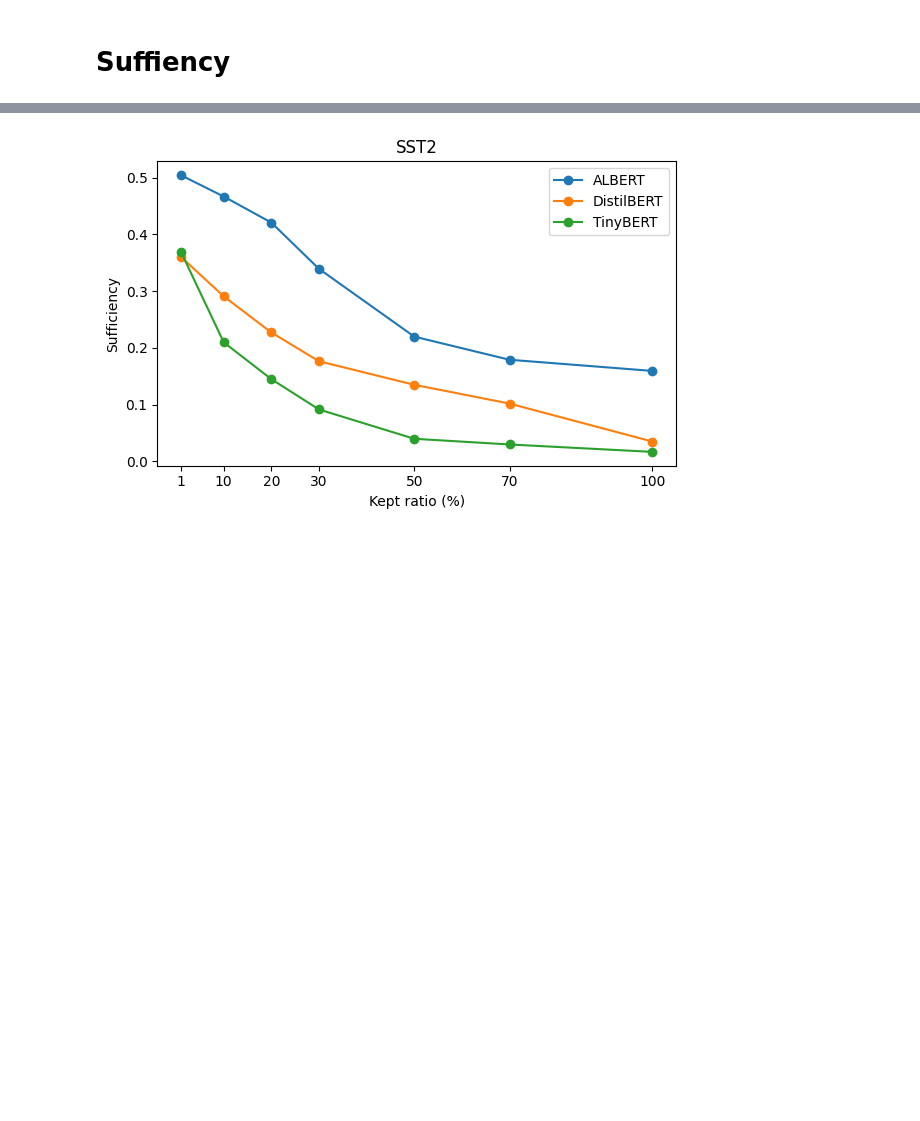
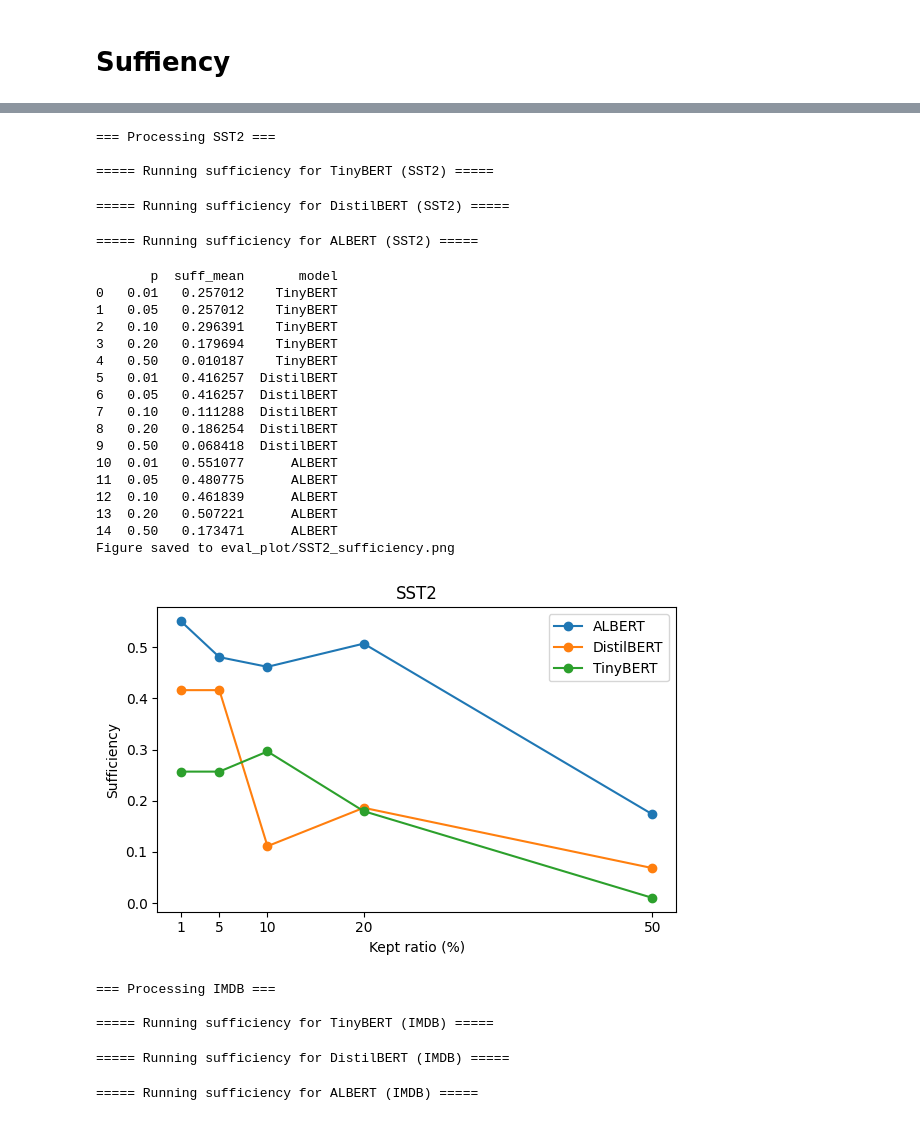
Before and after one commit to theraSara/NLP701-Project, a Jupyter notebook: samples/metric.ipynb, the cells around one changed output, grey strips where cells are left out. Cells and saved outputs as stored; diff of their text form; code cells hidden in the pictures; blank space fills up the shorter version.

```diff
--- a/samples/metric.ipynb
+++ b/samples/metric.ipynb
@@ -790,4 +264,58 @@ Ratio=0.10, Mean comp=0.2906
-# %%
-plot_sufficiency_from_combined(final_suff, RATIOS, title="SST2")
-# %% [output]
-[figure, removed]
+# %%
+get_importance_fn = get_attention_score  # or get_lime_score
+
+for dataset_name, cfg in datasets.items():
+    print(f"\n=== Processing {dataset_name} ===")
+    all_results = []
+
+    for model_name, model_dir in cfg["models"].items():
+        print(f"\n===== Running sufficiency for {model_name} ({dataset_name}) =====")
+
+        tokenizer = AutoTokenizer.from_pretrained(model_dir)
+        model = AutoModelForSequenceClassification.from_pretrained(model_dir, output_attentions=True).to(device).eval()
+
+        suff_df = sufficiency(
+            cfg["data"],
+            tokenizer,
+            model,
+            get_importance_fn,
+            RATIOS,
+            device,
+        )
+
+        suff_df["model"] = model_name
+        suff_df.rename(columns={"ratio": "p"}, inplace=True)
+        all_results.append(suff_df)
+
+    final_suff = pd.concat(all_results, ignore_index=True)
+    print(final_suff)
+    plot_sufficiency(final_suff, RATIOS, title=dataset_name)
+# %% [output]
+=== Processing SST2 ===
+
+===== Running sufficiency for TinyBERT (SST2) =====
+===== Running sufficiency for DistilBERT (SST2) =====
+===== Running sufficiency for ALBERT (SST2) =====
+       p  suff_mean       model
+0   0.01   0.257012    TinyBERT
+1   0.05   0.257012    TinyBERT
+2   0.10   0.296391    TinyBERT
+3   0.20   0.179694    TinyBERT
+4   0.50   0.010187    TinyBERT
+5   0.01   0.416257  DistilBERT
+6   0.05   0.416257  DistilBERT
+7   0.10   0.111288  DistilBERT
+8   0.20   0.186254  DistilBERT
+9   0.50   0.068418  DistilBERT
+10  0.01   0.551077      ALBERT
+11  0.05   0.480775      ALBERT
+12  0.10   0.461839      ALBERT
+13  0.20   0.507221      ALBERT
+14  0.50   0.173471      ALBERT
+Figure saved to eval_plot/SST2_sufficiency.png
+[figure, added]
+=== Processing IMDB ===
+
+===== Running sufficiency for TinyBERT (IMDB) =====
+===== Running sufficiency for DistilBERT (IMDB) =====
+===== Running sufficiency for ALBERT (IMDB) =====
```
Also changed, not shown: parts of 24 cells of this notebook, 10 other files.
